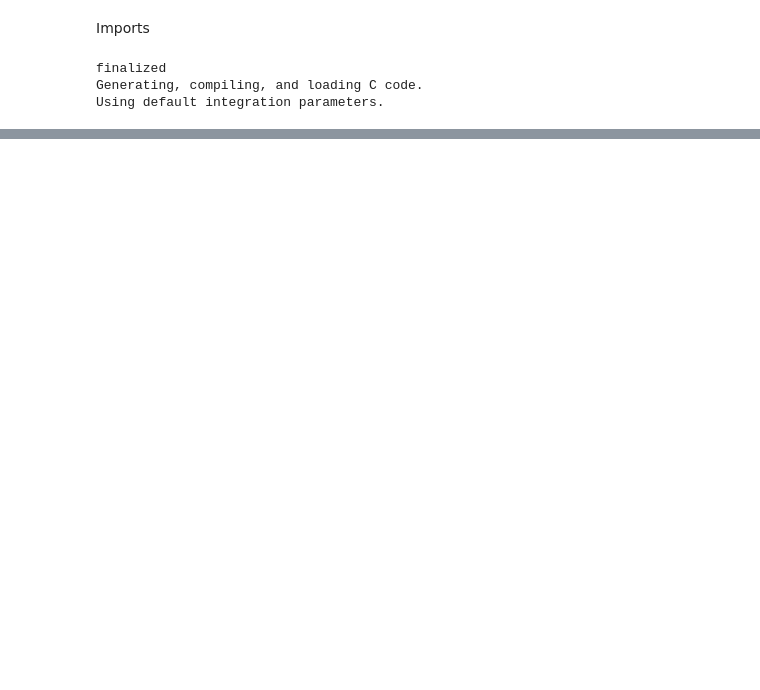
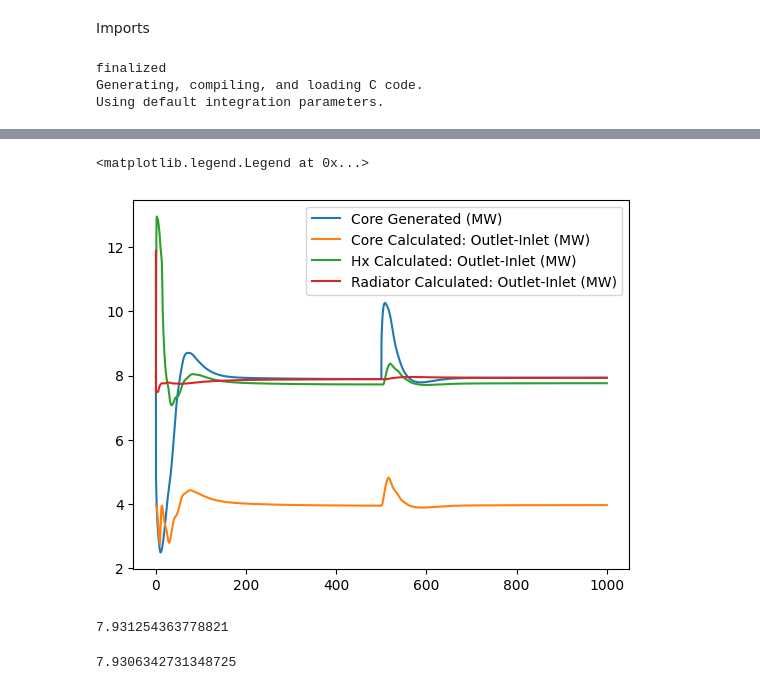
Before and after one commit to LukeLabrie/msc_eng_thesis, a Jupyter notebook: final_form/msre/model_validate.ipynb, the cells around one changed output, grey strips where cells are left out. Drawn from its saved outputs; the diff is of its cells as text; code cells hidden in the pictures; blank space fills up the shorter version.

```diff
--- a/final_form/msre/model_validate.ipynb
+++ b/final_form/msre/model_validate.ipynb
@@ -189,0 +195,30 @@ plt.show()
+# %%
+# power generated in core
+p_gen_core = [k*P for k in n.y_out]
+
+# calculated power from outlet-inlet temp
+p_from_temp = [(T_cf2.y_out[i]-T_cf1.y_out[i])*W_f*scp_f for i in range(len(T))]
+
+# power extracted from hx
+extracted_hx = [(T_hc4.y_out[i]-T_hc1.y_out[i])*W_f*scp_f for i in range(len(T))]
+
+# power extracted from radiator
+extracted_r = [(k-Trs_in)*W_rs*scp_rs for k in T_out_air.y_out]
+
+
+plt.plot(T,p_gen_core,label="Core Generated (MW)")
+plt.plot(T,p_from_temp,label="Core Calculated: Outlet-Inlet (MW)")
+plt.plot(T,extracted_hx,label="Hx Calculated: Outlet-Inlet (MW)")
+plt.plot(T,extracted_r,label="Radiator Calculated: Outlet-Inlet (MW)")
+plt.legend()
+# %% [output]
+<matplotlib.legend.Legend at 0x...>
+[figure, added]
+# %%
+extracted_r[-1]
+# %% [output]
+7.931254363778821
+# %%
+P*n.y_out[-1]
+# %% [output]
+7.9306342731348725
```
Also changed, not shown: parts of 3 cells of this notebook, 8 other files.
